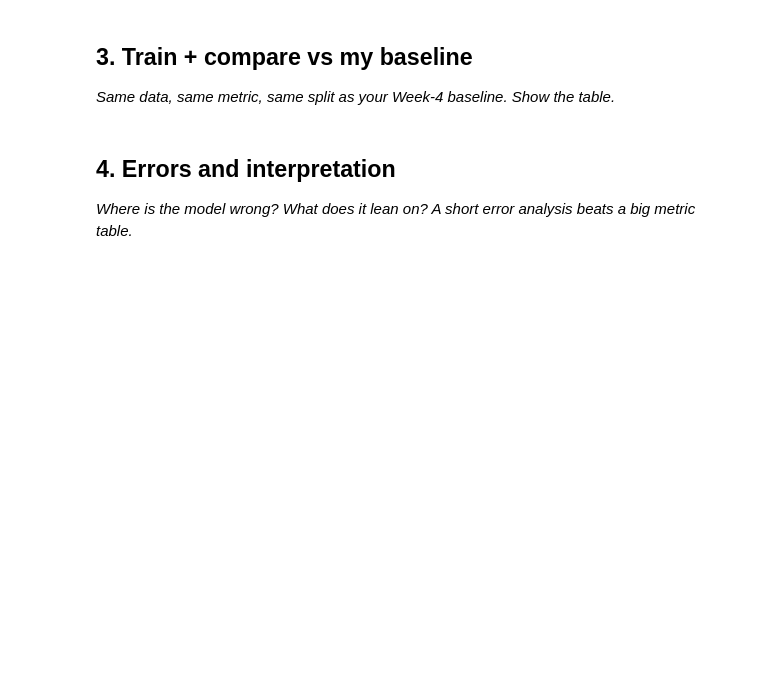
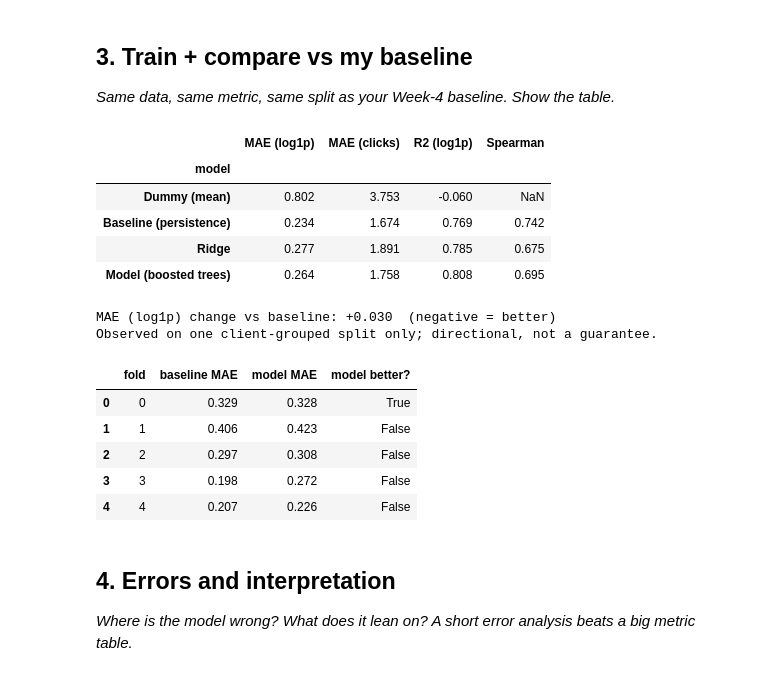
Before and after one commit to ayazahmedbscsf23-art/flyrank-ml-internship, a Jupyter notebook: work/notebooks/w05_model.ipynb, the cells around one changed output. Saved outputs shown, nothing was run; the diff lists cells and outputs as text; code cells hidden in the pictures; blank space fills up the shorter version.

```diff
--- a/work/notebooks/w05_model.ipynb
+++ b/work/notebooks/w05_model.ipynb
@@ -30,3 +116,68 @@ This skeleton is yours to fill. Work the sections **in order** — each one has
+# %%
+from sklearn.dummy import DummyRegressor
+from sklearn.metrics import mean_absolute_error, r2_score
+from scipy.stats import spearmanr
+from sklearn.model_selection import GroupKFold
+
+class Persistence:
+    """Baseline: next window = same as previous window (clicks_prev_30d). No learning."""
+    def fit(self, X, y): return self
+    def predict(self, X): return X["clicks_prev_30d"].values       # already log1p
+
+def make(est, pre): return Pipeline([("p", pre), ("m", est)])
+
+models = {
+    "Dummy (mean)":            make(DummyRegressor(strategy="mean"), prep_linear()),
+    "Baseline (persistence)":  Persistence(),
+    "Ridge":                   make(Ridge(alpha=1.0), prep_linear()),
+    "Model (boosted trees)":   make(HistGradientBoostingRegressor(max_depth=4, learning_rate=0.05,
+                                    max_iter=300, random_state=SEED), prep_tree()),
+}
+# NOTE: swap the "Baseline" for the exact rule/model from your Week-4 notebook if it differs.
+
+rows, preds = [], {}
+for name, m in models.items():
+    m.fit(X_tr, y_tr)
+    p = np.clip(m.predict(X_te), 0, None)
+    preds[name] = p
+    rows.append({"model": name,
+                 "MAE (log1p)":   mean_absolute_error(y_te, p),
+                 "MAE (clicks)":  mean_absolute_error(np.expm1(y_te), np.expm1(p)),
+                 "R2 (log1p)":    r2_score(y_te, p),
+                 "Spearman":      spearmanr(y_te, p)[0]})
+results = pd.DataFrame(rows).set_index("model").round(3)
+display(results)
+
+b, m_ = results.loc["Baseline (persistence)"], results.loc["Model (boosted trees)"]
+print(f"MAE (log1p) change vs baseline: {m_['MAE (log1p)'] - b['MAE (log1p)']:+.3f}  (negative = better)")
+print("Observed on one client-grouped split only; directional, not a guarantee.")
+
+# stability check: repeat the comparison across 5 client-grouped folds
+fold = []
+for f, (a, c) in enumerate(GroupKFold(n_splits=5).split(X, y, groups=df[GROUP_COL])):
+    base = mean_absolute_error(y.iloc[c], X["clicks_prev_30d"].iloc[c])
+    gb = make(HistGradientBoostingRegressor(max_depth=4, learning_rate=0.05, max_iter=300,
+              random_state=SEED), prep_tree()).fit(X.iloc[a], y.iloc[a])
+    fold.append({"fold": f, "baseline MAE": base,
+                 "model MAE": mean_absolute_error(y.iloc[c], np.clip(gb.predict(X.iloc[c]), 0, None))})
+fold = pd.DataFrame(fold).round(3)
+fold["model better?"] = fold["model MAE"] < fold["baseline MAE"]
+display(fold)
+# %% [output]
+|  | MAE (log1p) | MAE (clicks) | R2 (log1p) | Spearman |
+| model |  |  |  |  |
+| Dummy (mean) | 0.802 | 3.753 | -0.060 | NaN |
+| Baseline (persistence) | 0.234 | 1.674 | 0.769 | 0.742 |
+| Ridge | 0.277 | 1.891 | 0.785 | 0.675 |
+| Model (boosted trees) | 0.264 | 1.758 | 0.808 | 0.695 |
+MAE (log1p) change vs baseline: +0.030  (negative = better)
+Observed on one client-grouped split only; directional, not a guarantee.
+|  | fold | baseline MAE | model MAE | model better? |
+| 0 | 0 | 0.329 | 0.328 | True |
+| 1 | 1 | 0.406 | 0.423 | False |
+| 2 | 2 | 0.297 | 0.308 | False |
+| 3 | 3 | 0.198 | 0.272 | False |
+| 4 | 4 | 0.207 | 0.226 | False |
 # %% [markdown]
 ## 4. Errors and interpretation
 
```
Also changed, not shown: parts of 8 cells of this notebook.
